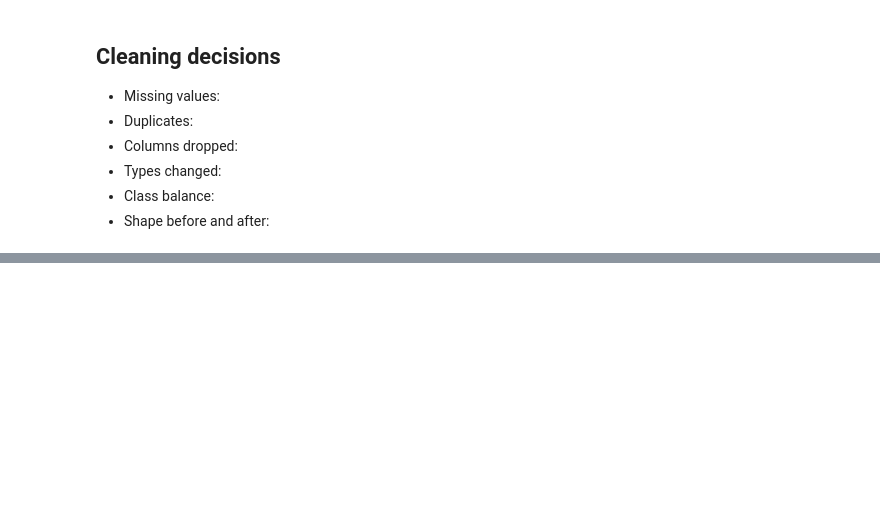
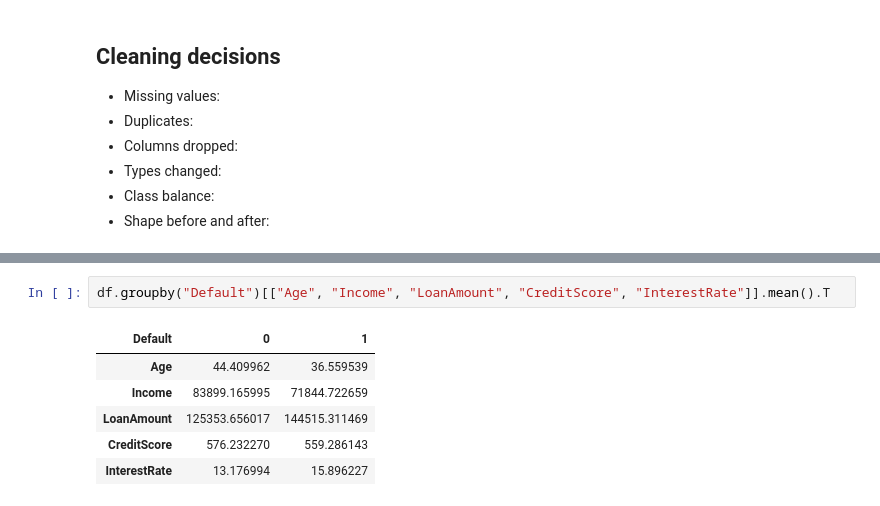
Before and after one commit to SrinuGonthini/loan-default-prediction-api, a Jupyter notebook: notebooks/01_eda.ipynb, the cells around one changed output, grey strips where cells are left out. Drawn from its saved outputs; the diff is of its cells as text; blank space fills up the shorter version.

```diff
--- a/notebooks/01_eda.ipynb
+++ b/notebooks/01_eda.ipynb
@@ -211,0 +235,9 @@ df_clean.head(5)
+# %%
+df.groupby("Default")[["Age", "Income", "LoanAmount", "CreditScore", "InterestRate"]].mean().T
+# %% [output]
+| Default | 0 | 1 |
+| Age | 44.409962 | 36.559539 |
+| Income | 83899.165995 | 71844.722659 |
+| LoanAmount | 125353.656017 | 144515.311469 |
+| CreditScore | 576.232270 | 559.286143 |
+| InterestRate | 13.176994 | 15.896227 |
```
Also changed, not shown: parts of 8 cells of this notebook, 3 other files.
